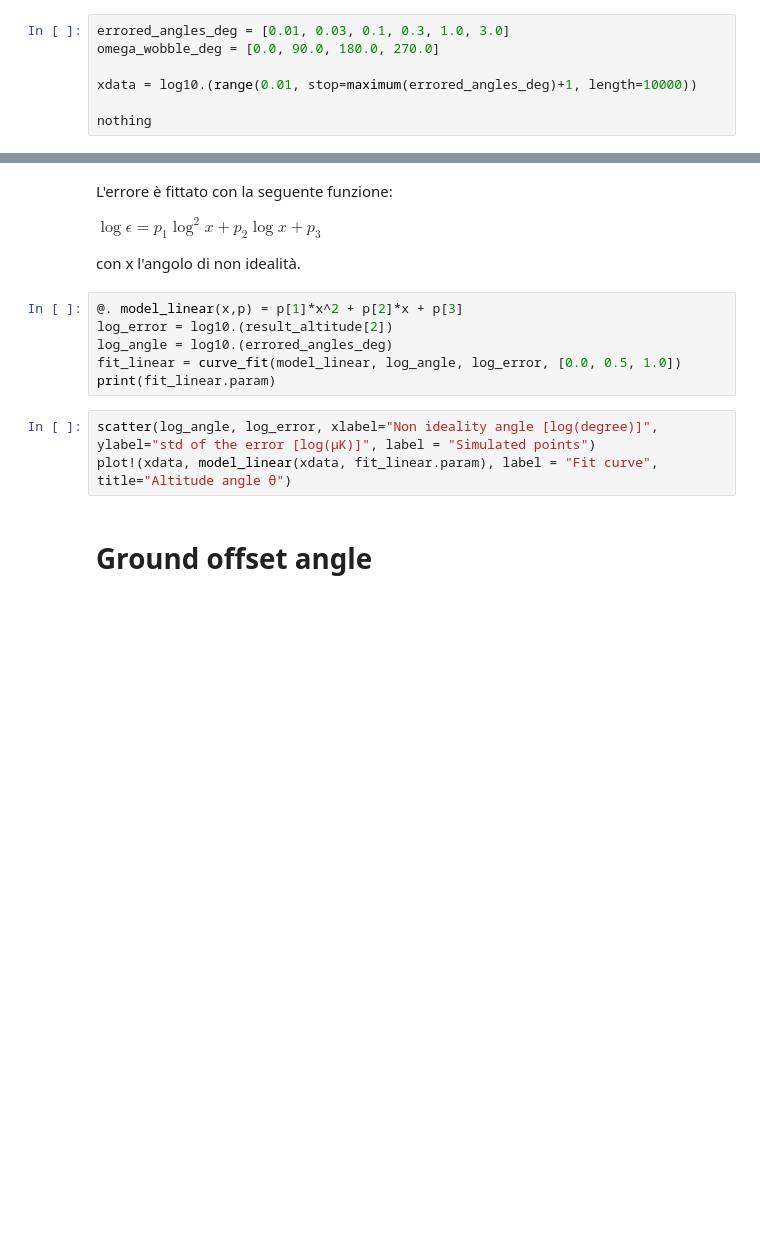
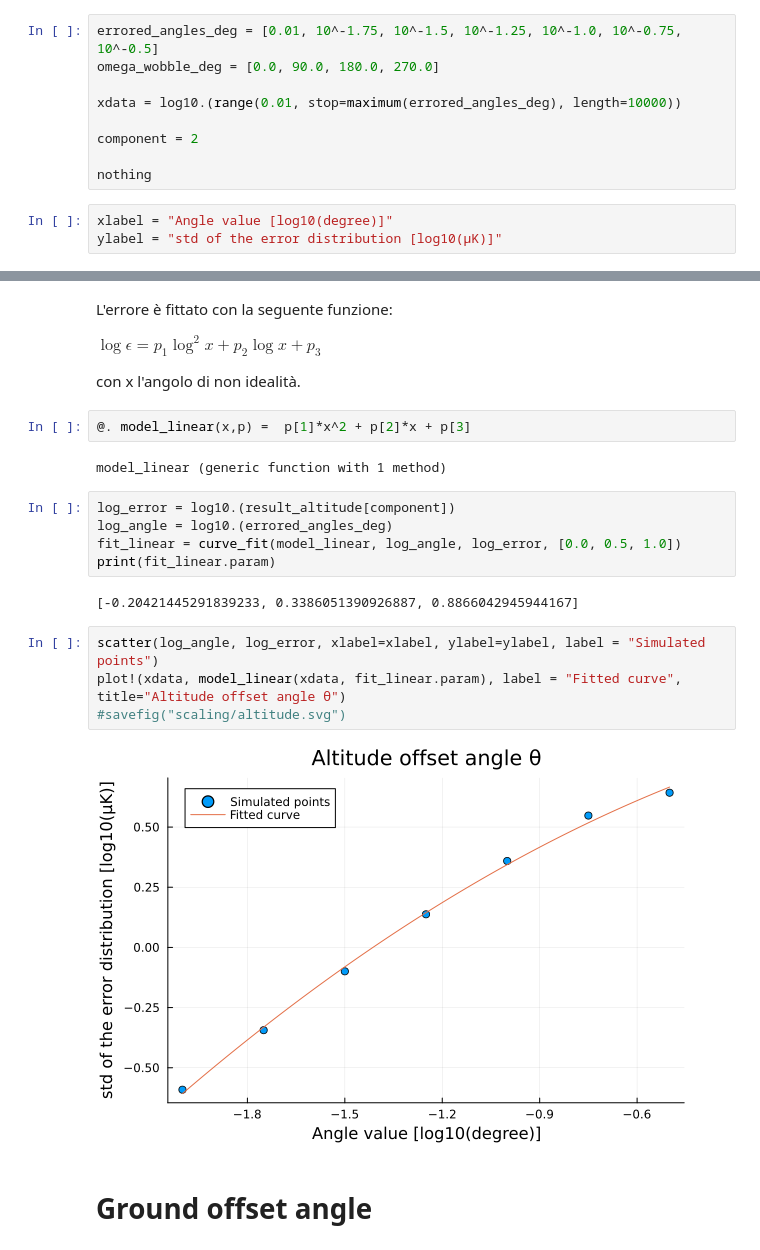
Before and after one commit to teob97/Master-Thesis-Pipeline, a Jupyter notebook: notebooks/error scaling.ipynb, the cells around one changed output, grey strips where cells are left out. Drawn from its saved outputs; the diff is of its cells as text; blank space fills up the shorter version.

Commit message:
New plots

```diff
--- a/notebooks/error scaling.ipynb
+++ b/notebooks/error scaling.ipynb
@@ -53,9 +55,14 @@ setup = PRMaps.Setup(
     )
 nothing
 # %%
-errored_angles_deg = [0.01, 0.03, 0.1, 0.3, 1.0, 3.0]
+errored_angles_deg = [0.01, 10^-1.75, 10^-1.5, 10^-1.25, 10^-1.0, 10^-0.75, 10^-0.5]
 omega_wobble_deg = [0.0, 90.0, 180.0, 270.0]
 
-xdata = log10.(range(0.01, stop=maximum(errored_angles_deg)+1, length=10000))
+xdata = log10.(range(0.01, stop=maximum(errored_angles_deg), length=10000))
+
+component = 2
 
 nothing
+# %%
+xlabel = "Angle value [log10(degree)]"
+ylabel = "std of the error distribution [log10(μK)]"
@@ -74,15 +83,23 @@ L'errore è fittato con la seguente funzione:
 $\log\epsilon = p_1 \log^2 x + p_2 \log x + p_3$
 
 con x l'angolo di non idealità.
+# %%
+@. model_linear(x,p) =  p[1]*x^2 + p[2]*x + p[3]
+# %% [output]
+model_linear (generic function with 1 method)
 # %%
-@. model_linear(x,p) = p[1]*x^2 + p[2]*x + p[3]
-log_error = log10.(result_altitude[2])
+log_error = log10.(result_altitude[component])
 log_angle = log10.(errored_angles_deg)
 fit_linear = curve_fit(model_linear, log_angle, log_error, [0.0, 0.5, 1.0])
 print(fit_linear.param)
+# %% [output]
+[-0.20421445291839233, 0.3386051390926887, 0.8866042945944167]
 # %%
-scatter(log_angle, log_error, xlabel="Non ideality angle [log(degree)]", ylabel="std of the error [log(μK)]", label = "Simulated points")
-plot!(xdata, model_linear(xdata, fit_linear.param), label = "Fit curve", title="Altitude angle θ")
+scatter(log_angle, log_error, xlabel=xlabel, ylabel=ylabel, label = "Simulated points")
+plot!(xdata, model_linear(xdata, fit_linear.param), label = "Fitted curve", title="Altitude offset angle θ")
+#savefig("scaling/altitude.svg")
+# %% [output]
+[figure, added]
 # %% [markdown]
 # Ground offset angle
 # %%
```
Also changed, not shown: parts of 12 cells of this notebook, 9 other files.
